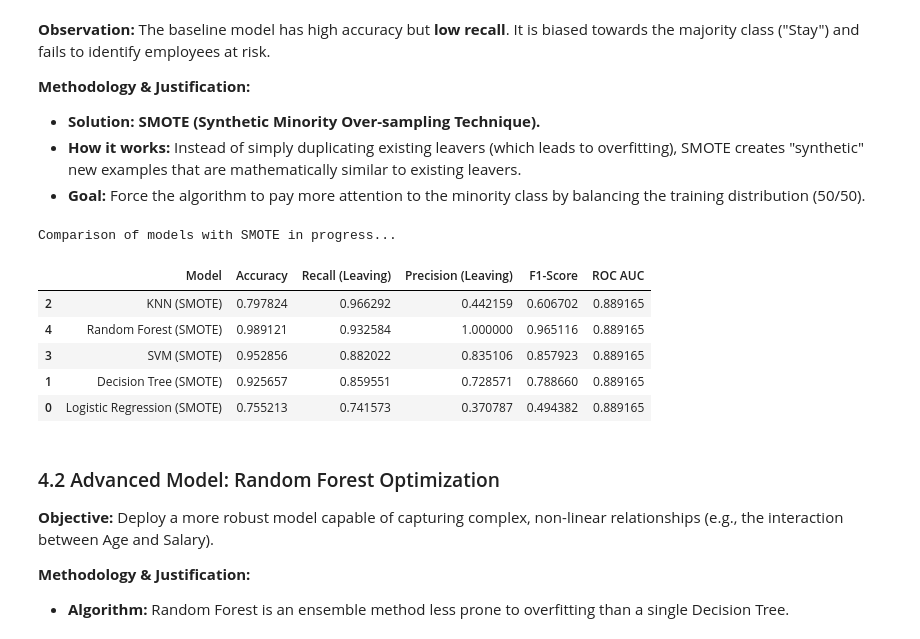
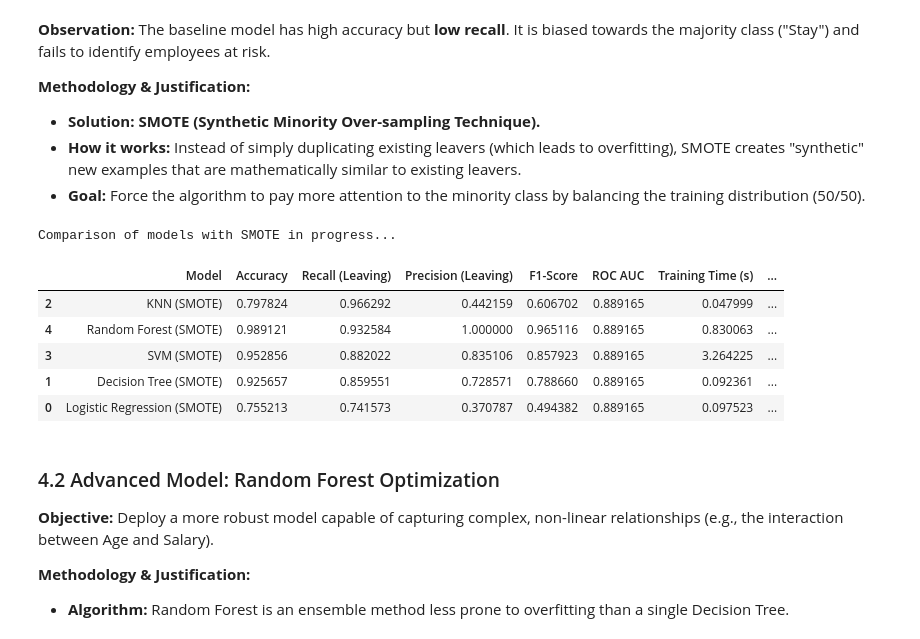
Before and after one commit to K3nt1/HumanForYou, a Jupyter notebook: PredictiveModel.ipynb, the cells around one changed output. Drawn from its saved outputs; the diff is of its cells as text; code cells hidden in the pictures.

Commit message:
Corrected model_results

```diff
--- a/PredictiveModel.ipynb
+++ b/PredictiveModel.ipynb
@@ -472,6 +472,7 @@ models = {
 }
 
 # Storage
+model_results = {}
 stats_table = []
 
 print("\n--- Training & Evaluating 5 Models ---")
@@ -522,6 +523,13 @@ for i, (name, model) in enumerate(models.items()):
     report = classification_report(y_test, y_pred, output_dict=True)
     acc = accuracy_score(y_test, y_pred)
     roc_auc = roc_auc_score(y_test, y_prob)
+
+    # --- STORAGE ---
+    model_results[name] = {
+        'pipeline': clf,
+        'y_pred': y_pred,
+        'accuracy': acc
+    }
 
     # Add to stats table
     stats_table.append({
@@ -675,40 +683,52 @@ models = {
     "Random Forest (SMOTE)": RandomForestClassifier(n_estimators=100, random_state=42)
 }
 
 results_table = []
 
 print("Comparison of models with SMOTE in progress...")
 
 for name, model in models.items():
     clf = ImbPipeline(steps=[
         ('preprocessor', preprocessor),
         ('smote', SMOTE(random_state=42)),
         ('classifier', model)
     ])
 
+    start_time = time.time()
     clf.fit(X_train, y_train)
+    end_time = time.time()
+    duration = end_time - start_time
+
+    test_start_time = time.time()
     y_pred = clf.predict(X_test)
+    test_end_time = time.time()
+    test_duration = test_end_time - test_start_time
+
+    total_duration = duration + test_duration
 
     report = classification_report(y_test, y_pred, output_dict=True)
     results_table.append({
         "Model": name,
         "Accuracy": accuracy_score(y_test, y_pred),
         "Recall (Leaving)": report['1']['recall'],
         "Precision (Leaving)": report['1']['precision'],
         "F1-Score": report['1']['f1-score'],
-        "ROC AUC": roc_auc
+        "ROC AUC": roc_auc,
+        "Training Time (s)": duration,
+        "Testing Time (s)": test_duration,
+        "Total Time (s)": total_duration
     })
 
 results_df = pd.DataFrame(results_table).sort_values(by="Recall (Leaving)", ascending=False)
 display(results_df)
 # %% [output]
 Comparison of models with SMOTE in progress...
-|  | Model | Accuracy | Recall (Leaving) | Precision (Leaving) | F1-Score | ROC AUC |
-| 2 | KNN (SMOTE) | 0.797824 | 0.966292 | 0.442159 | 0.606702 | 0.889165 |
-| 4 | Random Forest (SMOTE) | 0.989121 | 0.932584 | 1.000000 | 0.965116 | 0.889165 |
-| 3 | SVM (SMOTE) | 0.952856 | 0.882022 | 0.835106 | 0.857923 | 0.889165 |
-| 1 | Decision Tree (SMOTE) | 0.925657 | 0.859551 | 0.728571 | 0.788660 | 0.889165 |
-| 0 | Logistic Regression (SMOTE) | 0.755213 | 0.741573 | 0.370787 | 0.494382 | 0.889165 |
+|  | Model | Accuracy | Recall (Leaving) | Precision (Leaving) | F1-Score | ROC AUC | Training Time (s) | ... |
+| 2 | KNN (SMOTE) | 0.797824 | 0.966292 | 0.442159 | 0.606702 | 0.889165 | 0.047999 | ... |
+| 4 | Random Forest (SMOTE) | 0.989121 | 0.932584 | 1.000000 | 0.965116 | 0.889165 | 0.830063 | ... |
+| 3 | SVM (SMOTE) | 0.952856 | 0.882022 | 0.835106 | 0.857923 | 0.889165 | 3.264225 | ... |
+| 1 | Decision Tree (SMOTE) | 0.925657 | 0.859551 | 0.728571 | 0.788660 | 0.889165 | 0.092361 | ... |
+| 0 | Logistic Regression (SMOTE) | 0.755213 | 0.741573 | 0.370787 | 0.494382 | 0.889165 | 0.097523 | ... |
 # %% [markdown]
 ### 4.2 Advanced Model: Random Forest Optimization
 
```
Also changed, not shown: parts of 2 cells of this notebook.
